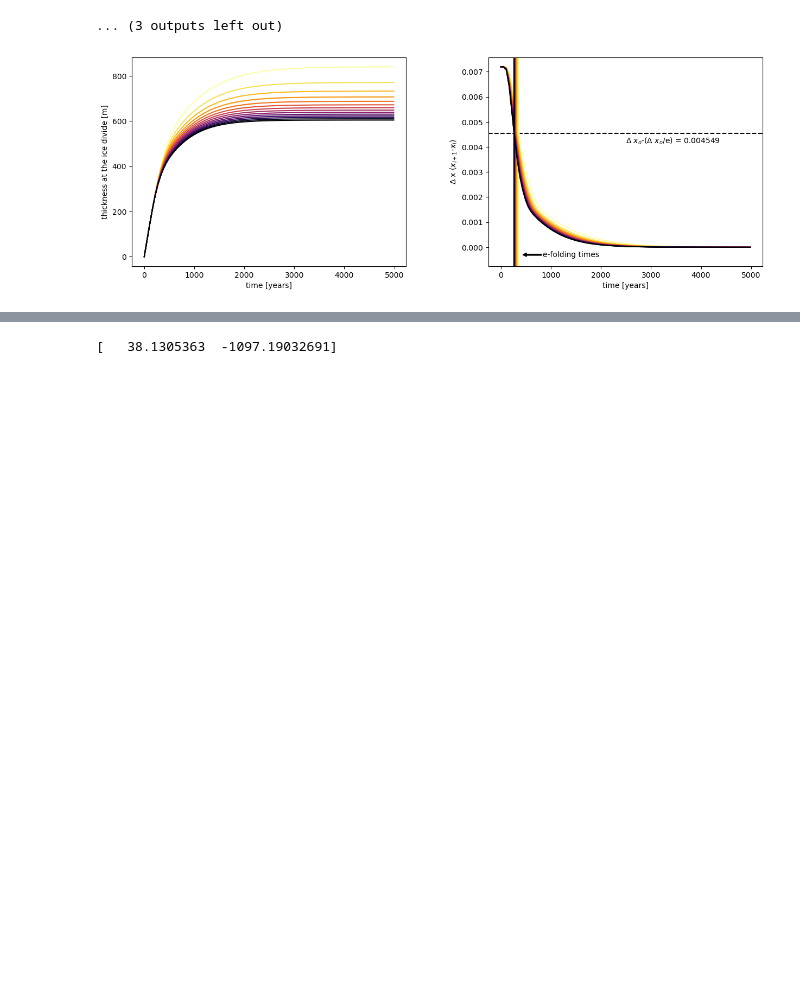
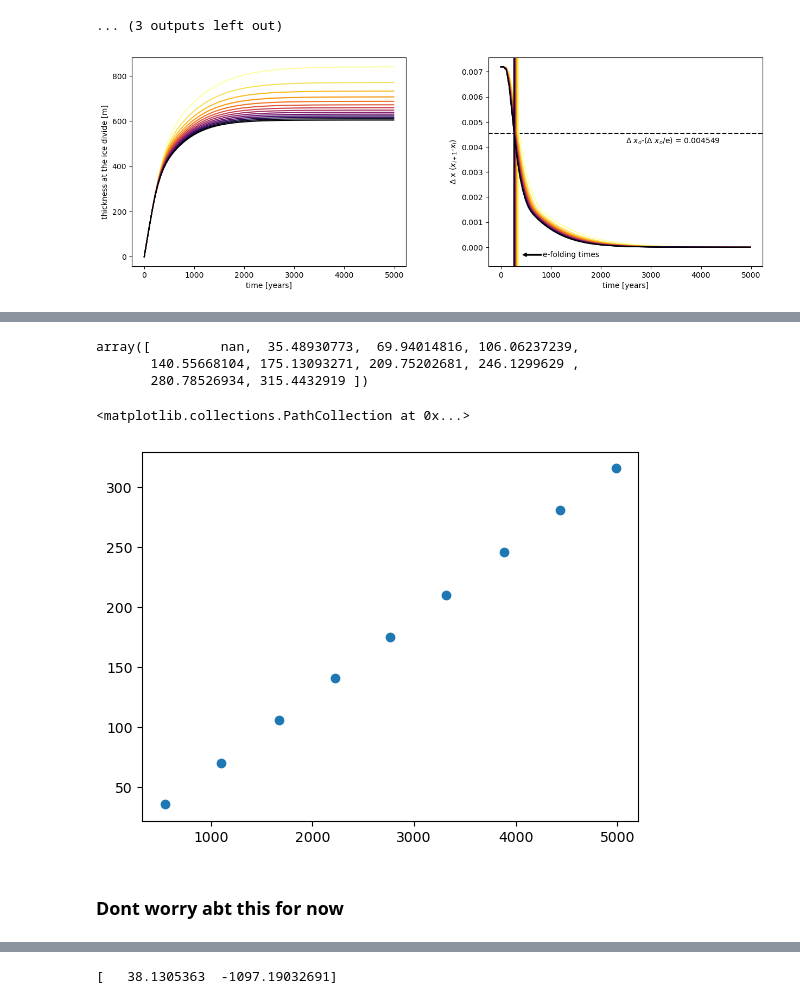
Before and after one commit to JGCAITLIN/glaciology, a Jupyter notebook: final_proj/glac23_final_proj.ipynb, the cells around one changed output, grey strips where cells are left out. Saved outputs shown, nothing was run; the diff lists cells and outputs as text; code cells hidden in the pictures; blank space fills up the shorter version.

```diff
--- a/final_proj/glac23_final_proj.ipynb
+++ b/final_proj/glac23_final_proj.ipynb
@@ -272,3 +281,45 @@ axs[1].text(efold_times[-1]+580, -0.00038, 'e-folding times');
+# %%
+def efolding_rng(t, var):
+
+    ## function measures e-folding time for a range of timesteps. e-folding time should be
+    ## consistant throughout the entire run.
+
+    ## VARIABLES ##
+    # t   = time array
+    # var = variable that evolves exponentially
+
+    sample_times    = np.linspace(t.min(), t.max(), 10)
+    sample_times_nn = np.zeros(10)
+    sample_vars_nn  = np.zeros(10)
+    counter         = 0
+
+
+    for st in sample_times:
+        difference               = np.absolute(t-st)   #calculating difference between time array and sample time
+        index                    = difference.argmin() #finding index of closest value
+        sample_times_nn[counter] = t[index]
+        sample_vars_nn[counter]  = var[index]
+        counter += 1
+
+    vart_div_varo = [x/var[0] for x in sample_vars_nn]
+    T_e           = sample_times_nn / np.log(vart_div_varo)
+
+    return sample_times_nn, T_e
+# %%
+samptime, T_e = efolding_rng(testime, testice)
+# %%
+T_e
+# %% [output]
+array([         nan,  35.48930773,  69.94014816, 106.06237239,
+       140.55668104, 175.13093271, 209.75202681, 246.1299629 ,
+       280.78526934, 315.4432919 ])
+# %%
+plt.scatter(samptime, T_e)
+# %% [output]
+<matplotlib.collections.PathCollection at 0x...>
+[figure, added]
+# %% [markdown]
+### Dont worry abt this for now
 # %%
 fig, ax = plt.subplots()
 
```
Also changed, not shown: parts of 5 cells of this notebook.
